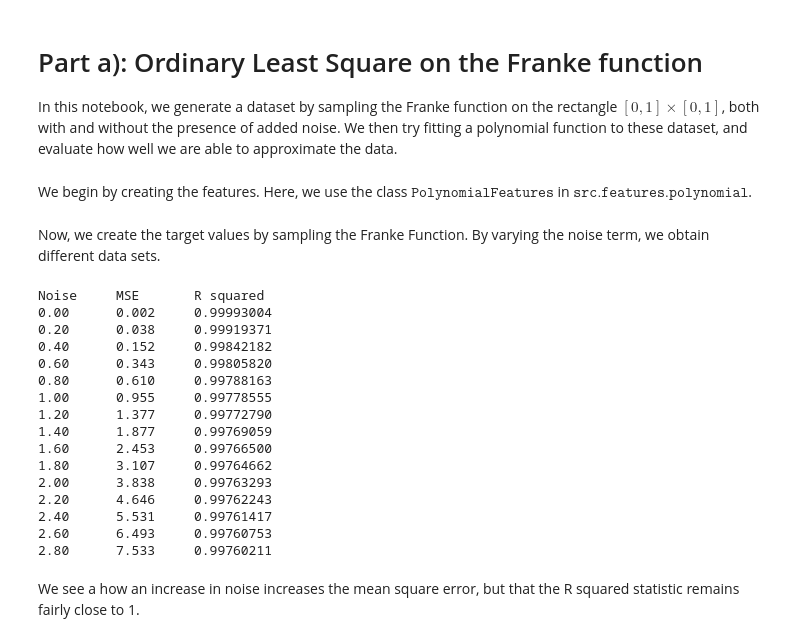
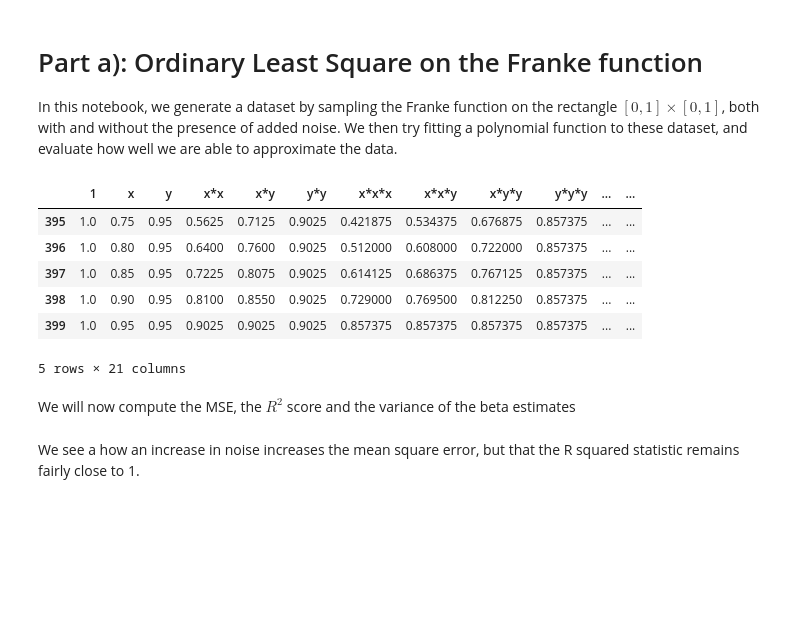
Before and after one commit to bjorngronntun/FYS-STK4155-project1, a Jupyter notebook: notebooks/20190906-OLS-Franke.ipynb, the cells around one changed output. Drawn from its saved outputs; the diff is of its cells as text; code cells hidden in the pictures; blank space fills up the shorter version.

```diff
--- a/notebooks/20190906-OLS-Franke.ipynb
+++ b/notebooks/20190906-OLS-Franke.ipynb
@@ -13,3 +12 @@ from src.features.polynomial import PolynomialFeatures
 from src.evaluation.evaluation import mse, r_squared
-# %% [markdown]
-We begin by creating the features. Here, we use the class $\texttt{PolynomialFeatures}$ in $\texttt{src.features.polynomial}$.
@@ -23,31 +13,22 @@ X = pf.fit_transform(np.c_[x.reshape((-1, 1)), y.reshape((-1, 1))])
-# %% [markdown]
-Now, we create the target values by sampling the Franke Function. By varying the noise term, we obtain different data sets.
-# %%
-# Compute mse for varying noise:
-ols = OLS()
-noises = np.arange(0, 3.0, 0.2)
-print('%-10s%-10s%-10s' %('Noise', 'MSE', 'R squared'))
-for noise in noises:
-    z = FrankeFunction(x, y, noise=noise, seed=43)
-    ols.fit(X, z)
-    predictions = ols.predict(X)
-    mean_squared_error = mse(z, predictions)
-    r_s = r_squared(z, predictions)
-    print('%-10.2f%-10.3f%-10.8f' %(noise, mean_squared_error, r_s))
-# %% [output]
-Noise     MSE       R squared
-0.00      0.002     0.99993004
-0.20      0.038     0.99919371
-0.40      0.152     0.99842182
-0.60      0.343     0.99805820
-0.80      0.610     0.99788163
-1.00      0.955     0.99778555
-1.20      1.377     0.99772790
-1.40      1.877     0.99769059
-1.60      2.453     0.99766500
-1.80      3.107     0.99764662
-2.00      3.838     0.99763293
-2.20      4.646     0.99762243
-2.40      5.531     0.99761417
-2.60      6.493     0.99760753
-2.80      7.533     0.99760211
+# %%
+df_X = pd.read_csv('../data/generated/X.csv', index_col=0)
+df_z_no_noise = pd.read_csv('../data/generated/no_noise.csv', usecols=[1])
+df_z_some_noise = pd.read_csv('../data/generated/some_noise.csv', usecols=[1])
+df_z_noisy = pd.read_csv('../data/generated/noisy.csv', usecols=[1])
+
+X = np.array(df_X)
+z_no_noise = np.array(df_z_no_noise).ravel()
+z_some_noise = np.array(df_z_some_noise).ravel()
+z_noisy = np.array(df_z_noisy).ravel()
+
+df_X.tail()
+# %% [output]
+|  | 1 | x | y | x*x | x*y | y*y | x*x*x | x*x*y | x*y*y | y*y*y | ... | ... |
+| 395 | 1.0 | 0.75 | 0.95 | 0.5625 | 0.7125 | 0.9025 | 0.421875 | 0.534375 | 0.676875 | 0.857375 | ... | ... |
+| 396 | 1.0 | 0.80 | 0.95 | 0.6400 | 0.7600 | 0.9025 | 0.512000 | 0.608000 | 0.722000 | 0.857375 | ... | ... |
+| 397 | 1.0 | 0.85 | 0.95 | 0.7225 | 0.8075 | 0.9025 | 0.614125 | 0.686375 | 0.767125 | 0.857375 | ... | ... |
+| 398 | 1.0 | 0.90 | 0.95 | 0.8100 | 0.8550 | 0.9025 | 0.729000 | 0.769500 | 0.812250 | 0.857375 | ... | ... |
+| 399 | 1.0 | 0.95 | 0.95 | 0.9025 | 0.9025 | 0.9025 | 0.857375 | 0.857375 | 0.857375 | 0.857375 | ... | ... |
+5 rows × 21 columns
+# %% [markdown]
+We will now compute the MSE, the $R^2$ score and the variance of the beta estimates
```
Also changed, not shown: parts of 3 cells of this notebook, 8 other files.
